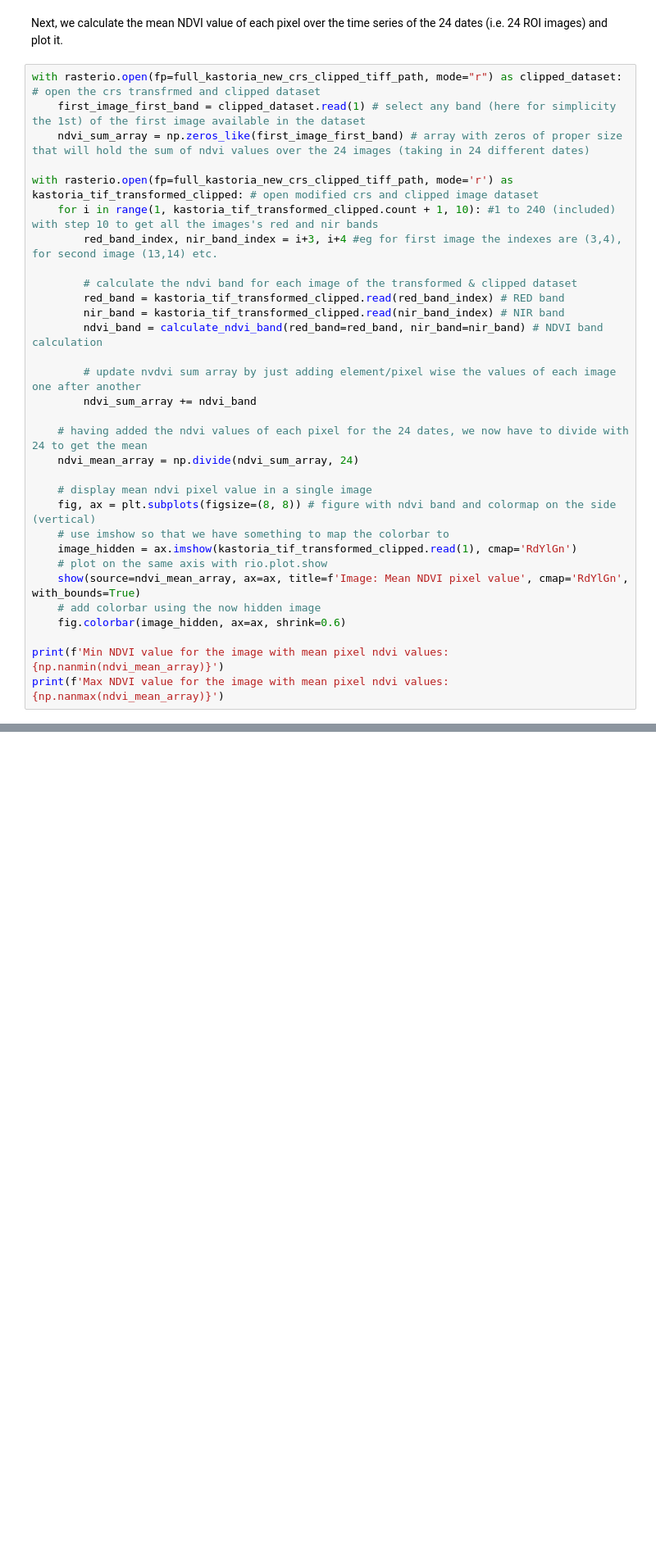
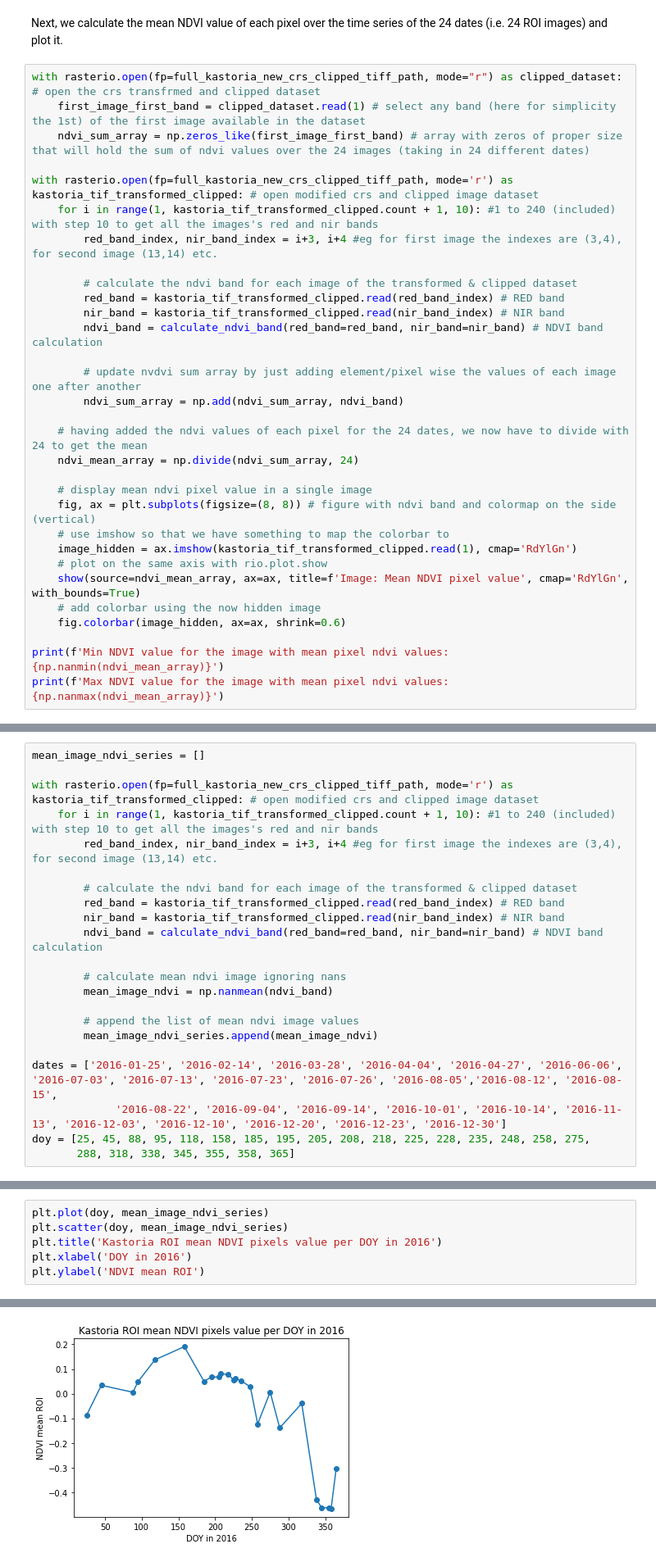
Before and after one commit to billdepo/Geospatial-Big-Data-Analytics-Lab, a Jupyter notebook: Lab02/Depastas_Vasileios_Geospatial_lab2.ipynb, the cells around one changed output, grey strips where cells are left out. Shown at 82% size. Cells and saved outputs as stored; diff of their text form; blank space fills up the shorter version.

```diff
--- a/Lab02/Depastas_Vasileios_Geospatial_lab2.ipynb
+++ b/Lab02/Depastas_Vasileios_Geospatial_lab2.ipynb
@@ -316,7 +316,7 @@ with rasterio.open(fp=full_kastoria_new_crs_clipped_tiff_path, mode='r') as kast
         ndvi_band = calculate_ndvi_band(red_band=red_band, nir_band=nir_band) # NDVI band calculation
 
         # update nvdvi sum array by just adding element/pixel wise the values of each image one after another
-        ndvi_sum_array += ndvi_band
+        ndvi_sum_array = np.add(ndvi_sum_array, ndvi_band)
 
     # having added the ndvi values of each pixel for the 24 dates, we now have to divide with 24 to get the mean
     ndvi_mean_array = np.divide(ndvi_sum_array, 24)
@@ -341,0 +343,22 @@ Max NDVI value for the image with mean pixel ndvi values: 0.6414283514022827
+# %%
+mean_image_ndvi_series = []
+
+with rasterio.open(fp=full_kastoria_new_crs_clipped_tiff_path, mode='r') as kastoria_tif_transformed_clipped: # open modified crs and clipped image dataset
+    for i in range(1, kastoria_tif_transformed_clipped.count + 1, 10): #1 to 240 (included) with step 10 to get all the images's red and nir bands
+        red_band_index, nir_band_index = i+3, i+4 #eg for first image the indexes are (3,4), for second image (13,14) etc.
+
+        # calculate the ndvi band for each image of the transformed & clipped dataset
+        red_band = kastoria_tif_transformed_clipped.read(red_band_index) # RED band
+        nir_band = kastoria_tif_transformed_clipped.read(nir_band_index) # NIR band
+        ndvi_band = calculate_ndvi_band(red_band=red_band, nir_band=nir_band) # NDVI band calculation
+
+        # calculate mean ndvi image ignoring nans
+        mean_image_ndvi = np.nanmean(ndvi_band)
+
+        # append the list of mean ndvi image values
+        mean_image_ndvi_series.append(mean_image_ndvi)
+
+dates = ['2016-01-25', '2016-02-14', '2016-03-28', '2016-04-04', '2016-04-27', '2016-06-06', '2016-07-03', '2016-07-13', '2016-07-23', '2016-07-26', '2016-08-05','2016-08-12', '2016-08-15',
+             '2016-08-22', '2016-09-04', '2016-09-14', '2016-10-01', '2016-10-14', '2016-11-13', '2016-12-03', '2016-12-10', '2016-12-20', '2016-12-23', '2016-12-30']
+doy = [25, 45, 88, 95, 118, 158, 185, 195, 205, 208, 218, 225, 228, 235, 248, 258, 275,
+       288, 318, 338, 345, 355, 358, 365]
@@ -341,0 +387,7 @@ Max NDVI value for the image with mean pixel ndvi values: 0.6414283514022827
+# %%
+plt.plot(doy, mean_image_ndvi_series)
+plt.scatter(doy, mean_image_ndvi_series)
+plt.title('Kastoria ROI mean NDVI pixels value per DOY in 2016')
+plt.xlabel('DOY in 2016')
+plt.ylabel('NDVI mean ROI')
+# %% [output]
@@ -341,0 +395 @@ Max NDVI value for the image with mean pixel ndvi values: 0.6414283514022827
+[figure, added]
```
Also changed, not shown: parts of 4 cells of this notebook.
